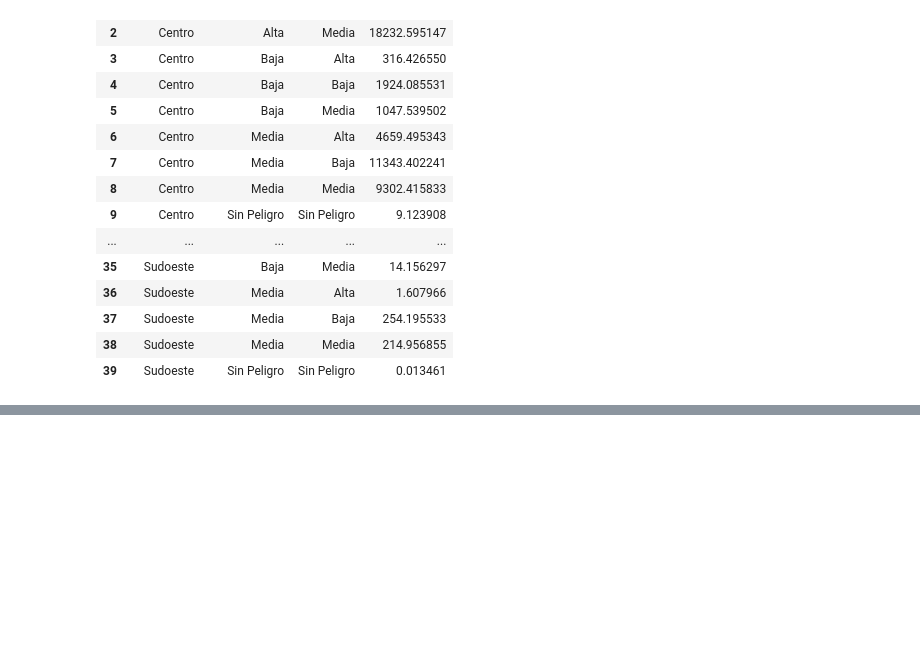
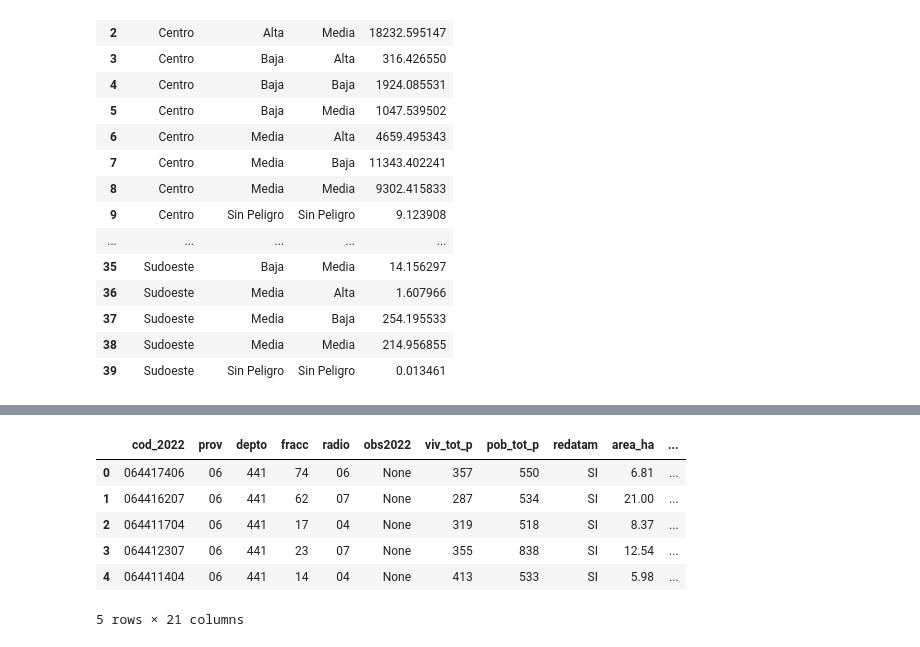
Before and after one commit to nlebovits/ciut-riesgo, a Jupyter notebook: notebooks/riesgo.ipynb, the cells around one changed output, grey strips where cells are left out. Cells and saved outputs as stored; diff of their text form; code cells hidden in the pictures; blank space fills up the shorter version.

Commit message:
porcentajes de cobertura de agua y cloacas para el calculo de vulnerabilidad ambiental

```diff
--- a/notebooks/riesgo.ipynb
+++ b/notebooks/riesgo.ipynb
@@ -894,0 +897,6 @@ tidy_sectores[["sector_nom", "vulnerabilidad", "peligro", "poblacion"]]
+# %%
+import pandas as pd
+import geopandas as gpd
+
+servicios_ruta = r"C:\Users\Usuario\Documents\dev\ciut-riesgo\data\agua y cloacas_indec22.xlsx"
+servicios = pd.read_excel(servicios_ruta)
@@ -894,0 +912,4 @@ tidy_sectores[["sector_nom", "vulnerabilidad", "peligro", "poblacion"]]
+# %%
+servicios.columns = servicios.columns.str.replace(' ', '_')
+# %%
+servicios.columns = servicios.columns.str.lower()
@@ -894,0 +939,20 @@ tidy_sectores[["sector_nom", "vulnerabilidad", "peligro", "poblacion"]]
+# %%
+# Usar el nombre correcto de la columna con tilde: 'código'
+servicios['código'] = servicios['código'].astype(str).str.zfill(9)
+
+# Hacer el left join usando la columna correcta
+radios_servicios = radios.merge(servicios, left_on='cod_2022', right_on='código', how='left')
+
+# Convertir a GeoDataFrame
+radios_servicios = gpd.GeoDataFrame(radios_servicios, geometry='geometry', crs=radios.crs)
+
+# Mostrar las primeras filas para verificar
+radios_servicios.head()
+# %% [output]
+|  | cod_2022 | prov | depto | fracc | radio | obs2022 | viv_tot_p | pob_tot_p | redatam | area_ha | ... |
+| 0 | 064417406 | 06 | 441 | 74 | 06 | None | 357 | 550 | SI | 6.81 | ... |
+| 1 | 064416207 | 06 | 441 | 62 | 07 | None | 287 | 534 | SI | 21.00 | ... |
+| 2 | 064411704 | 06 | 441 | 17 | 04 | None | 319 | 518 | SI | 8.37 | ... |
+| 3 | 064412307 | 06 | 441 | 23 | 07 | None | 355 | 838 | SI | 12.54 | ... |
+| 4 | 064411404 | 06 | 441 | 14 | 04 | None | 413 | 533 | SI | 5.98 | ... |
+5 rows × 21 columns
```
Also changed, not shown: parts of 7 cells of this notebook, 2 other files.
